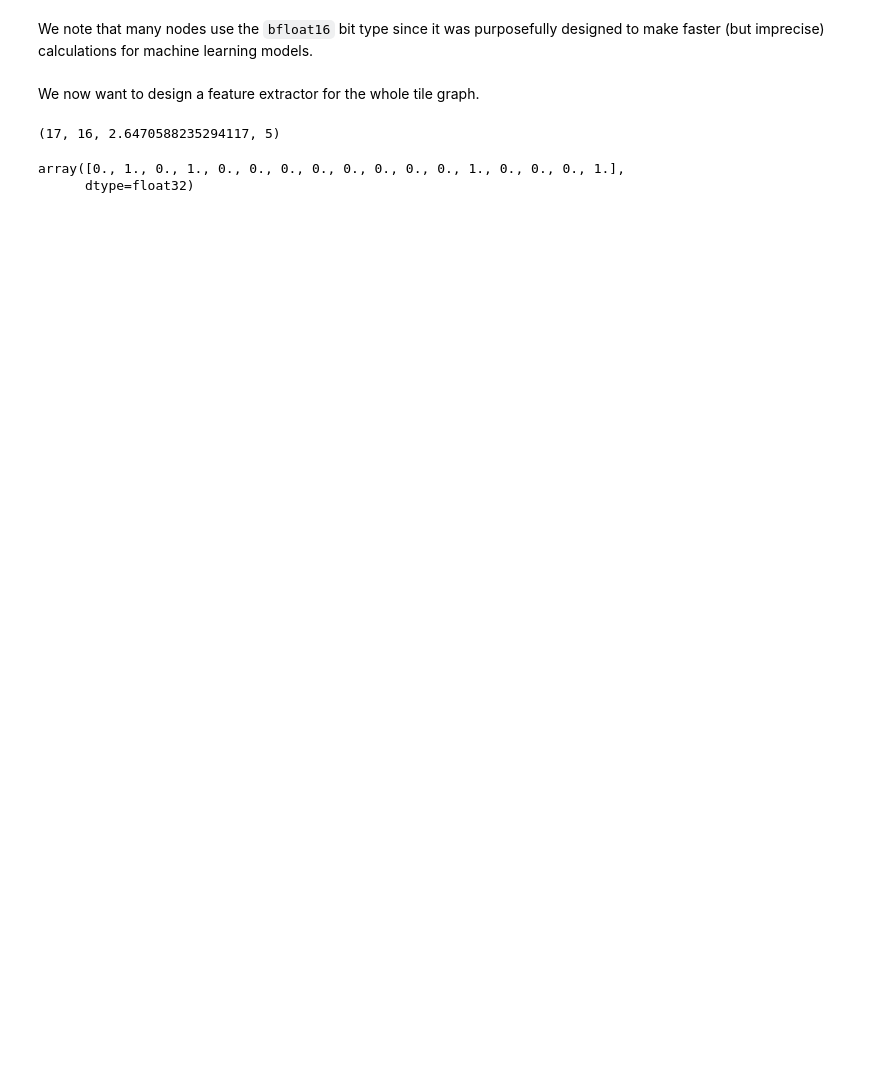
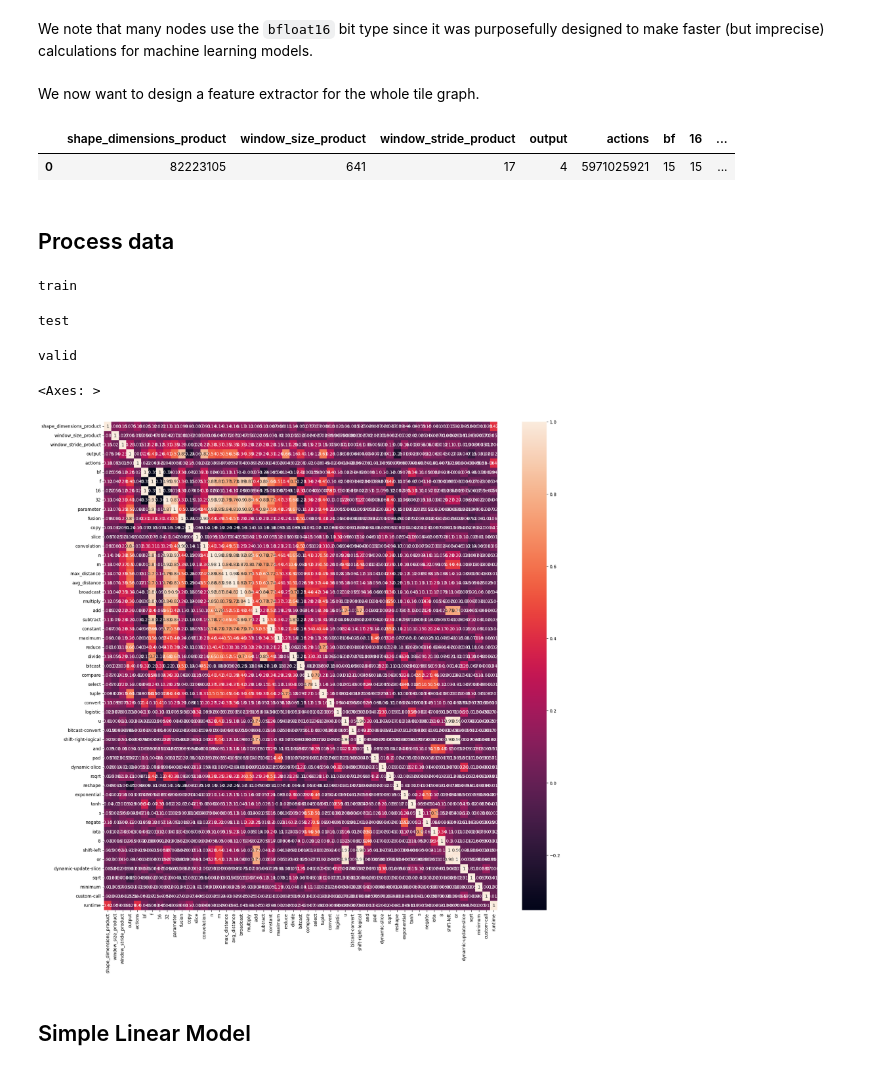
Before and after one commit to Mamiglia/Model_Runtime_Prediction, a Jupyter notebook: EDA.ipynb, the cells around one changed output. Cells and saved outputs as stored; diff of their text form; code cells hidden in the pictures; blank space fills up the shorter version.

Commit message:
Base Model

```diff
--- a/EDA.ipynb
+++ b/EDA.ipynb
@@ -509,23 +509,75 @@ We now want to design a feature extractor for the whole tile graph.
 import igraph as ig
 
 def tile_extractor(tile):
-    n = tile['node_opcode'].shape[0]
-    m = tile['edge_index'].shape[0]
+    # Aggregated node features
+    node_feats = node_extractor(tile)
+    x = node_feats.select_dtypes(include='number').sum().astype(int)
+    x = pd.concat([x,
+        node_feats.type.value_counts(),
+        node_feats.bitsize.value_counts(),
+        node_feats.op.value_counts()
+        ])
+    x = x.to_frame().T
+
+    # Graph features
+    x['n'] = tile['node_opcode'].shape[0]
+    x['m'] = tile['edge_index'].shape[0]
 
     graph = ig.Graph(tile['edge_index'], directed=True)
 
-    output_node = n-1 # since nodes are topological sorted we know that the output is the last node
+    output_node = x['n']-1 # since nodes are topological sorted we know that the output is the last node
     distances = graph.distances(source = output_node)
-    avg_distance = np.mean(distances)
-    max_distance = np.max(distances)
+    x['max_distance'] = np.max(distances)
+    x['avg_distance'] = np.mean(distances)
 
-    return n, m, avg_distance, max_distance
+    x['runtime'] = tile['config_runtime'].mean()
+
+    return x
 
 tile_extractor(example)
 # %% [output]
-(17, 16, 2.6470588235294117, 5)
+|  | shape_dimensions_product | window_size_product | window_stride_product | output | actions | bf | 16 | ... |
+| 0 | 82223105 | 641 | 17 | 4 | 5971025921 | 15 | 15 | ... |
+# %% [markdown]
+## Process data
 # %%
-example['node_feat'][:,0]
+from tqdm import tqdm
+
+for (dirpath, dirnames, filenames) in os.walk('data/tpugraphs/tile/xla'):
+    dirname = dirpath.split('/')[-1]
+    if len(filenames) == 0:
+        continue
+    print(dirname)
+    tile_infos = list()
+
+    for file in tqdm(filenames):
+        npz = load(dirpath+'/'+file)
+        tile_infos.append(tile_extractor(npz))
+
+    df = pd.concat(tile_infos, axis=0)
+    df.fillna(0, inplace=True)
+    df.to_csv('processed/' + dirname + '.csv', index=False)
 # %% [output]
-array([0., 1., 0., 1., 0., 0., 0., 0., 0., 0., 0., 0., 1., 0., 0., 0., 1.],
-      dtype=float32)
+train
+test
+valid
+# %%
+train = pd.read_csv('processed/train.csv')
+test = pd.read_csv('processed/test.csv')
+
+X = train.loc[:, train.columns != 'runtime'].loc[:,X_test.columns]
+y = train.runtime
+
+X_test = test.loc[:, test.columns != 'runtime']
+y_test = test.runtime
+# %%
+import seaborn as sns
+import matplotlib.pyplot as plt
+
+plt.figure(figsize=(20, 20))
+sns.heatmap(pd.concat([X,y], axis=1).corr(), annot=True)
+# %% [output]
+<Axes: >
+[figure, added]
+# %% [markdown]
+## Simple Linear Model
```
Also changed, not shown: parts of 5 cells of this notebook.
